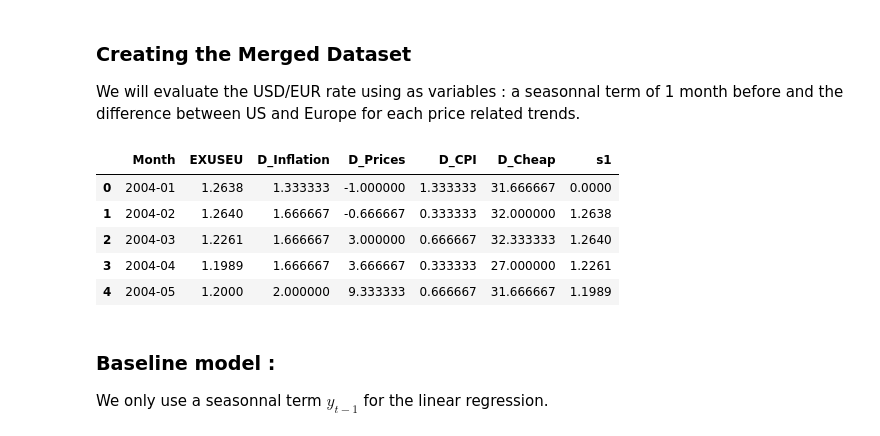
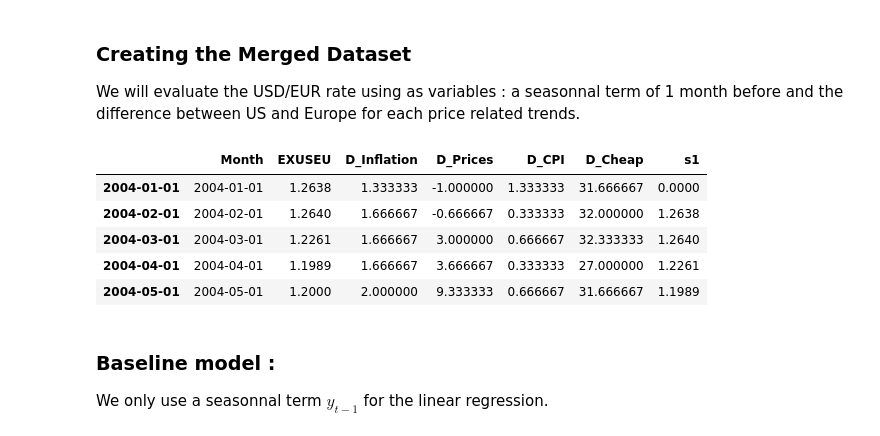
Before and after one commit to epfl-ada/ada-2020-project-milestone-p3-p3_adaimb, a Jupyter notebook: MilestoneP4.ipynb, the cells around one changed output. Drawn from its saved outputs; the diff is of its cells as text; code cells hidden in the pictures.

```diff
--- a/MilestoneP4.ipynb
+++ b/MilestoneP4.ipynb
@@ -464,24 +464,28 @@ We will evaluate the USD/EUR rate using as variables : a seasonnal term of 1 mon
 # %%
 idx = ExRate.loc[ExRate['DATE'].isin(['2004-01-01'])].index.tolist()[0]
 ExRate_clean = ExRate[idx:].reset_index()
 ExRate_clean['s1']=ExRate_clean['EXUSEU'].shift(1,axis=0,fill_value=0) # create seasonnal term for sa claims
 
 data_rate = pd.DataFrame({'Month':TrendsUE['Month'][:len(TrendsUS)-1],
                           'EXUSEU':ExRate_clean['EXUSEU'],
                           'D_Inflation':(TrendsUS['Inflation'][:len(TrendsUS)-1]-TrendsUE['Inflation'][:len(TrendsUS)-1]),
                           'D_Prices':(TrendsUS['Prices'][:len(TrendsUS)-1]-TrendsUE['Prices'][:len(TrendsUS)-1]),
                           'D_CPI':(TrendsUS['CPI'][:len(TrendsUS)-1]-TrendsUE['CPI'][:len(TrendsUS)-1]),
                           'D_Cheap':(TrendsUS['Cheap'][:len(TrendsUS)-1]-TrendsUE['Cheap'][:len(TrendsUS)-1]),
                           's1':ExRate_clean['s1']
                          })
+
+data_rate.Month = pd.to_datetime(data_rate.Month)
+data_rate = data_rate.set_index(data_rate['Month'])
+data_rate.index = pd.DatetimeIndex(data_rate.index.values,freq='MS') # Indicate that our index is sampled by weeks
 data_rate.head()
 # %% [output]
 |  | Month | EXUSEU | D_Inflation | D_Prices | D_CPI | D_Cheap | s1 |
-| 0 | 2004-01 | 1.2638 | 1.333333 | -1.000000 | 1.333333 | 31.666667 | 0.0000 |
-| 1 | 2004-02 | 1.2640 | 1.666667 | -0.666667 | 0.333333 | 32.000000 | 1.2638 |
-| 2 | 2004-03 | 1.2261 | 1.666667 | 3.000000 | 0.666667 | 32.333333 | 1.2640 |
-| 3 | 2004-04 | 1.1989 | 1.666667 | 3.666667 | 0.333333 | 27.000000 | 1.2261 |
-| 4 | 2004-05 | 1.2000 | 2.000000 | 9.333333 | 0.666667 | 31.666667 | 1.1989 |
+| 2004-01-01 | 2004-01-01 | 1.2638 | 1.333333 | -1.000000 | 1.333333 | 31.666667 | 0.0000 |
+| 2004-02-01 | 2004-02-01 | 1.2640 | 1.666667 | -0.666667 | 0.333333 | 32.000000 | 1.2638 |
+| 2004-03-01 | 2004-03-01 | 1.2261 | 1.666667 | 3.000000 | 0.666667 | 32.333333 | 1.2640 |
+| 2004-04-01 | 2004-04-01 | 1.1989 | 1.666667 | 3.666667 | 0.333333 | 27.000000 | 1.2261 |
+| 2004-05-01 | 2004-05-01 | 1.2000 | 2.000000 | 9.333333 | 0.666667 | 31.666667 | 1.1989 |
 # %% [markdown]
 ### Baseline model :
 
```
Also changed, not shown: parts of 5 cells of this notebook.
